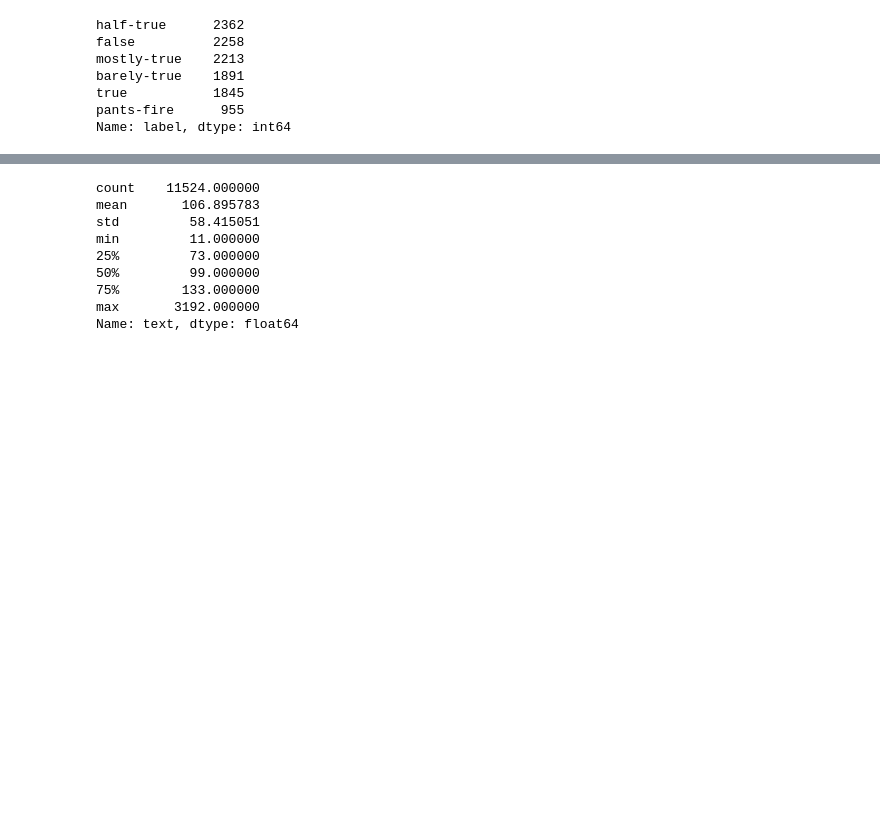
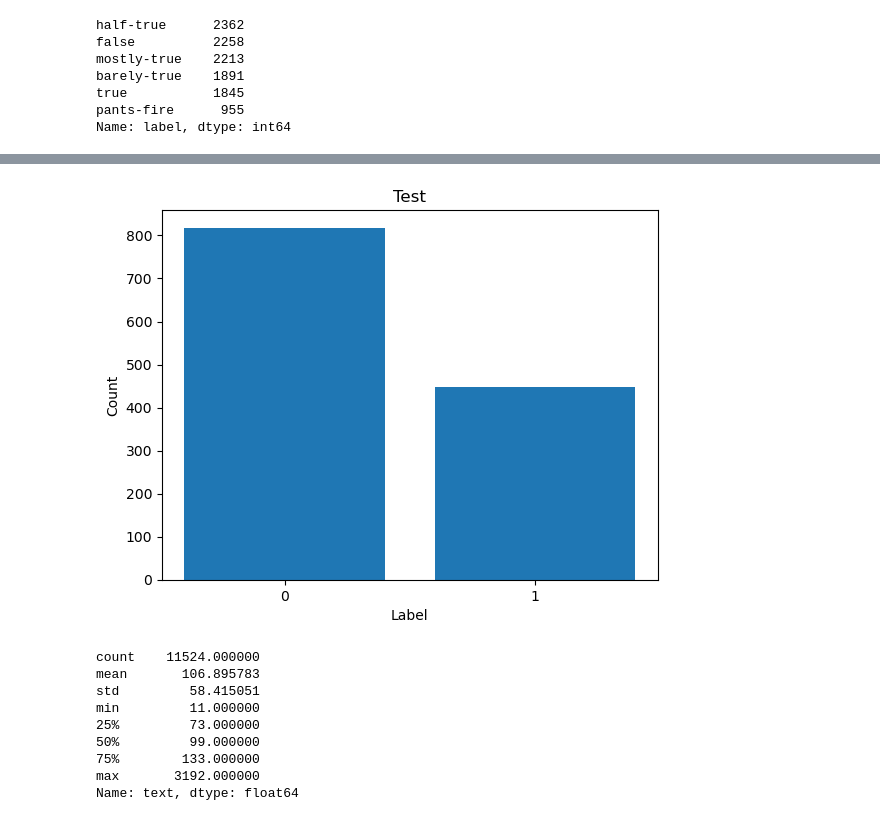
Before and after one commit to szymonsocha/master-thesis, a Jupyter notebook: code/BERT_embedding+classification_local.ipynb, the cells around one changed output, grey strips where cells are left out. Cells and saved outputs as stored; diff of their text form; code cells hidden in the pictures; blank space fills up the shorter version.

```diff
--- a/code/BERT_embedding+classification_local.ipynb
+++ b/code/BERT_embedding+classification_local.ipynb
@@ -60,3 +84,15 @@ test['label'] = test['label'].apply(convert_text_labels)
+# %%
+plt.bar(test['label'].value_counts().index, test['label'].value_counts().values)
+
+plt.xticks(test['label'].value_counts().index, ['0', '1'])
+
+plt.title('Test')
+plt.xlabel('Label')
+plt.ylabel('Count')
+
+plt.show()
+# %% [output]
+[figure, added]
 # %%
 train['text'].str.len().describe()
 # %% [output]
```
Also changed, not shown: parts of 5 cells of this notebook.
